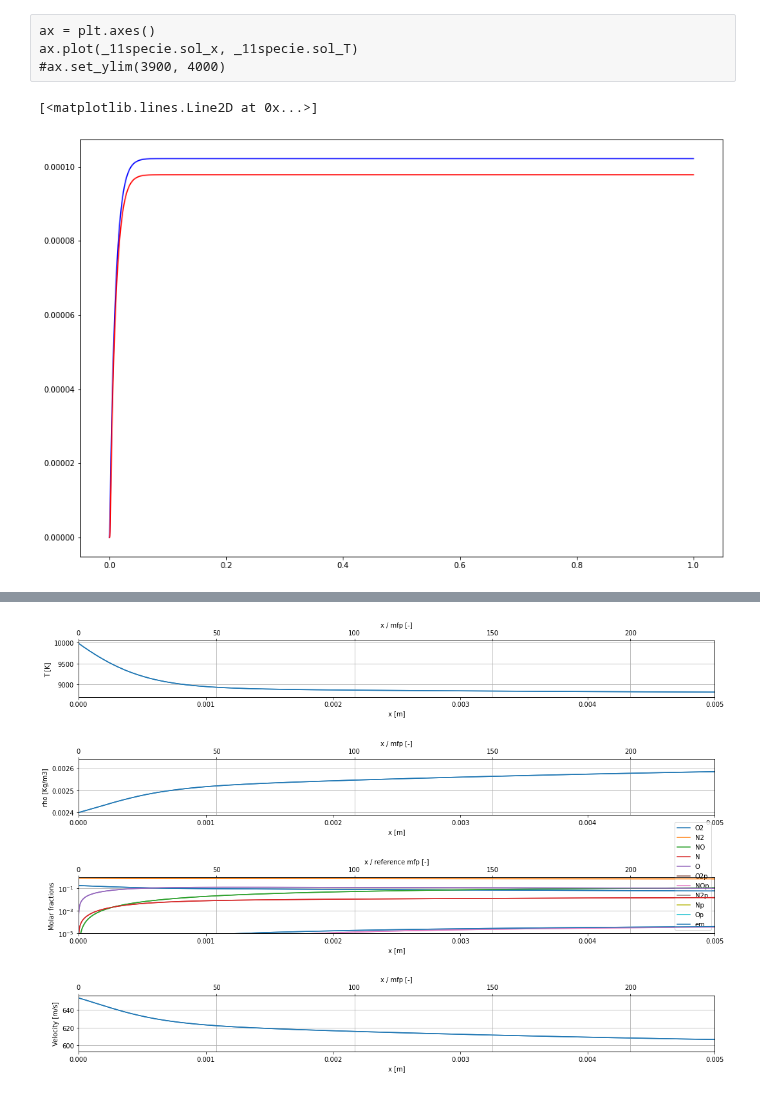
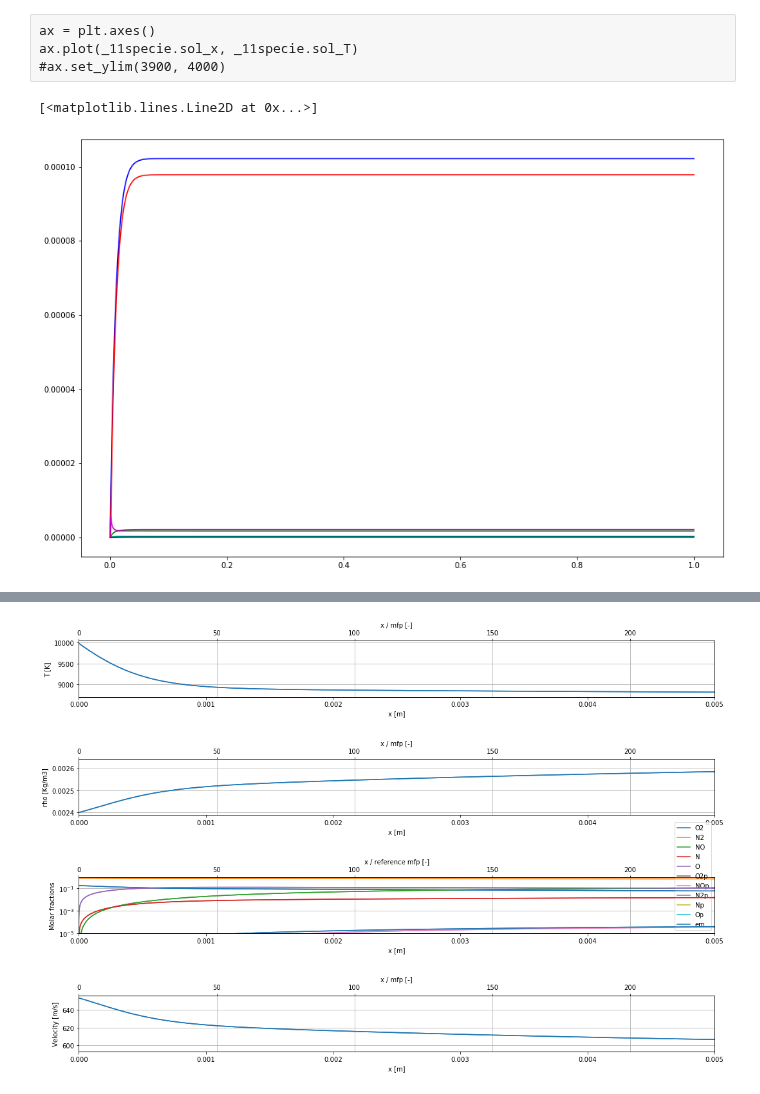
Before and after one commit to 20edo/Reactive_shock_air, a Jupyter notebook: Reactive_Air_shock.ipynb, the cells around one changed output, grey strips where cells are left out. Saved outputs shown, nothing was run; the diff lists cells and outputs as text; code cells hidden in the pictures.

```diff
--- a/Reactive_Air_shock.ipynb
+++ b/Reactive_Air_shock.ipynb
@@ -250,7 +261,9 @@ Reacttions data are taken from Park's tables
 O2diss = reaction([1.335, -4.127, -0.616, 0.093, -0.005], -117.98*4184)
 O2diss.add_subreaction(subreaction([O2, N], [O, N], [1, 1], [2,1], 8.25e19/1e6,
                                   -1, 59500))
-O2diss.add_subreaction(subreaction([O2, O], [O, O], [1, 1], [2,1], 8.25e19/1e6,
+# O2diss.add_subreaction(subreaction([O2, O], [O, O], [1, 1], [2,1], 8.25e19/1e6,
+#                                   -1, 59500))
+O2diss.add_subreaction(subreaction([O2, O], [O], [1, 1], [3], 8.25e19/1e6,
                                   -1, 59500))
 O2diss.add_subreaction(subreaction([O2, Np], [O, Np], [1, 1], [2,1], 8.25e19/1e6,
                                   -1, 59500))
@@ -272,7 +285,9 @@ O2diss.add_subreaction(subreaction([O2, em], [O, em], [1, 1], [2,1], 1.32e22/1e6
                                   -1, 59500))
 # %%
 N2diss = reaction([ 3.898, -12.611, 0.683, -0.118, 0.006], -225.00*4184)
-N2diss.add_subreaction(subreaction([N2, N], [N, N], [1, 1], [2,1], 1.11e22/1e6,
+# N2diss.add_subreaction(subreaction([N2, N], [N, N], [1, 1], [2,1], 1.11e22/1e6,
+#                                   -1.6, 113200))
+N2diss.add_subreaction(subreaction([N2, N], [N], [1, 1], [3], 1.11e22/1e6,
                                   -1.6, 113200))
 N2diss.add_subreaction(subreaction([N2, O], [N, O], [1, 1], [2,1], 1.11e22/1e6,
                                   -1.6, 113200))
@@ -463,7 +478,8 @@ class problem:
 
     def e_Y(self, Y, T):
         '''Computes the derivative of energy wrt Y at constant T'''
-        e_Y = np.zeros(np.shape(self.Y0))
+        # e_Y = np.zeros(np.shape(self.Y0))
+        e_Y = np.zeros(np.shape(Y))
         for x in range(len(e_Y)):
             e_Y[x], inutile = self.specie[x].energy(T)
         return e_Y
@@ -1017,12 +1033,14 @@ def Euler_system(self, x, x_x):
     # Manca Kb /mmol o sbaglio? o R magari          [OK]
     ## p_x = np.sum(rho_x * Y  * Ru * T + rho * Y_x * T * Ru + rho * Y * Ru * T_x)  # CANCELLARE
     p_x = 0.0
+    mmol = np.array([])
     ##p_x = (self.R(Y)*T*Y)* rho_x + (rho*self.R(Y)*Y)* T_x
     for t in range(len(self.specie)):
         p_x += rho_x * Y[t]  * Ru / self.specie[t].mmol * T + \
                rho * Y_x[t] * T * Ru / self.specie[t].mmol + \
                rho * Y[t] * Ru / self.specie[t].mmol * T_x
         ##p_x += (rho*self.R(Y)*T)*Y_x[t]
+        mmol = np.append(mmol, self.specie[t].mmol)
 
     if debug:
         print('First term of the derivative p_x: '+ str(rho_x * Y  * Ru / self.specie[1].mmol * T))
@@ -1048,7 +1066,12 @@ def Euler_system(self, x, x_x):
 
     # Momentum equation
     u_xc  = -  p_x / rho / u
-
+    # p_Y = rho * T * Ru / mmol
+    # p_T = np.sum(rho * Y * Ru / mmol)
+    # p_rho = np.sum(T * Y * Ru / mmol)
+    # e_T = cv
+    # u_xc  = (- np.inner(p_Y, Y_x) + p_T / e_T * np.inner(e_Y, Y_x)) / \
+    #         (rho * u - rho / u * p_rho - p / (rho * u) * p_T / e_T )
 
     # print('rho_x              : ' + str(rho_x))
     # print('p                  : ' + str(p))
@@ -1058,7 +1081,7 @@ def Euler_system(self, x, x_x):
     # print('sum(e_Y * Y_x)     : ' + str(np.sum(e_Y * Y_x)))
     # print('cv                 : ' + str(cv))
     # Energy equation
-    T_xc  = (p / rho ** 2 * rho_x - np.sum(e_Y * Y_x)) / cv
+    T_xc  = (p / rho ** 2 * rho_x - np.sum(e_Y * Y_x)) / e_T
     # print('T_xc              : ' + str(T_xc))
 
     #e_xc  = p / rho ** 2 * rho_x + Se + rho * u_x + 1 / 2 * rho_x * u
@@ -1097,6 +1120,10 @@ def Euler_x(self, x_spatial, x):
 
         for i in self.specie:
             x0.append(0)
+#         x0 = [self.rho1, self.u1, self.T1]
+
+#         for i in self.Y0:
+#             x0.append(i)
 
         x0 = np.array(x0)
 
@@ -1843,11 +1871,11 @@ ax.plot(_11specie.sol_x, _11specie.sol_T)
 # %%
 ax = plt.axes()
 ax.plot(_11specie.sol_x, _11specie.sol_X[-1], 'b') # em
-# ax.plot(_11specie.sol_x, _11specie.sol_Y[-2], 'c') # Op
-# ax.plot(_11specie.sol_x, _11specie.sol_Y[-3], 'k') # Np
-# ax.plot(_11specie.sol_x, _11specie.sol_Y[-4], 'g') # N2p
+ax.plot(_11specie.sol_x, _11specie.sol_X[-2], 'c') # Op
+ax.plot(_11specie.sol_x, _11specie.sol_X[-3], 'k') # Np
+ax.plot(_11specie.sol_x, _11specie.sol_X[-4], 'g') # N2p
 ax.plot(_11specie.sol_x, _11specie.sol_X[-5], 'r') # NOp
-# ax.plot(_11specie.sol_x, _11specie.sol_Y[-6], 'm') # O2p
+ax.plot(_11specie.sol_x, _11specie.sol_X[-6], 'm') # O2p
 # %% [output]
 [<matplotlib.lines.Line2D at 0x...>]
-[figure, old version]
+[figure, new version]
```
Also changed, not shown: parts of 11 cells of this notebook, 1 other file.
